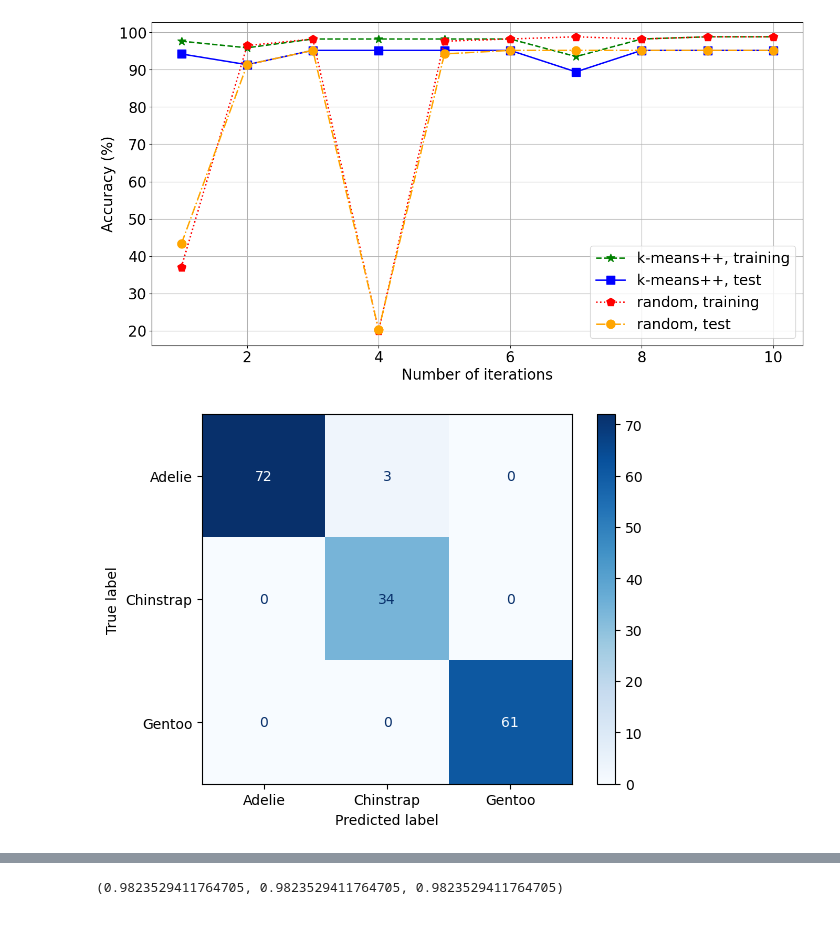
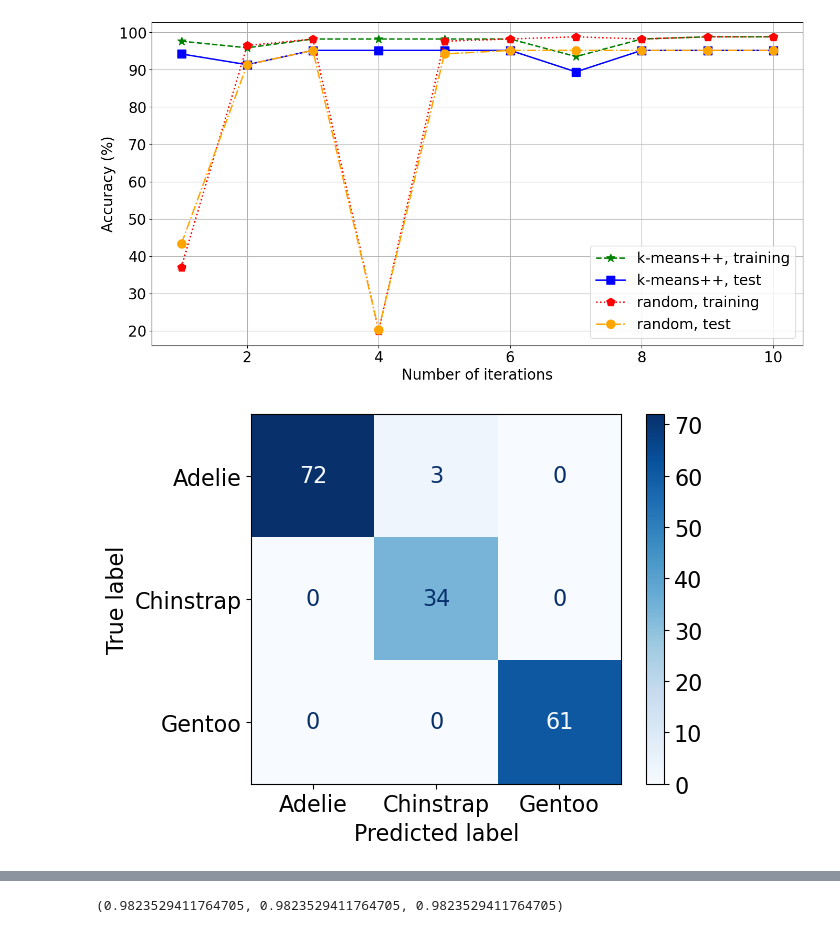
Before and after one commit to Tahuubinh/ML_HUST_PROJECT, a Jupyter notebook: code/K_means.ipynb, the cells around one changed output, grey strips where cells are left out. Saved outputs shown, nothing was run; the diff lists cells and outputs as text; code cells hidden in the pictures.

Commit message:
KNN CMatrix bigger font

```diff
--- a/code/K_means.ipynb
+++ b/code/K_means.ipynb
@@ -401,22 +401,25 @@ a, b, c, d = runKMeans('k-means++', 10, 'auto', 5, X_train, X_test, y_test)
 # %%
 from sklearn.metrics import ConfusionMatrixDisplay
 from sklearn.metrics import confusion_matrix
 import matplotlib.pyplot as plt
 plt.style.use('default')
 
 labels = ["Adelie", "Chinstrap", "Gentoo"]
+font = {
+    'size'   : 16}
+plt.rc('font', **font)
 
 cm = confusion_matrix(np.floor(y_train + 1.1).astype(int), c)
 
 disp = ConfusionMatrixDisplay(confusion_matrix=cm, display_labels=labels)
 
 
 disp.plot(cmap=plt.cm.Blues)
 plt.savefig('../pics/K_Means/TrainConfusionMatrixDisplay.svg', bbox_inches='tight')
 plt.savefig('../pics/K_Means/TrainConfusionMatrixDisplay.pdf', bbox_inches='tight')
 plt.show()
 # %% [output]
-[figure, old version]
+[figure, new version]
 # %%
 from sklearn.metrics import ConfusionMatrixDisplay
 from sklearn.metrics import confusion_matrix
```
Also changed, not shown: parts of 1 cell of this notebook, 4 other files.
